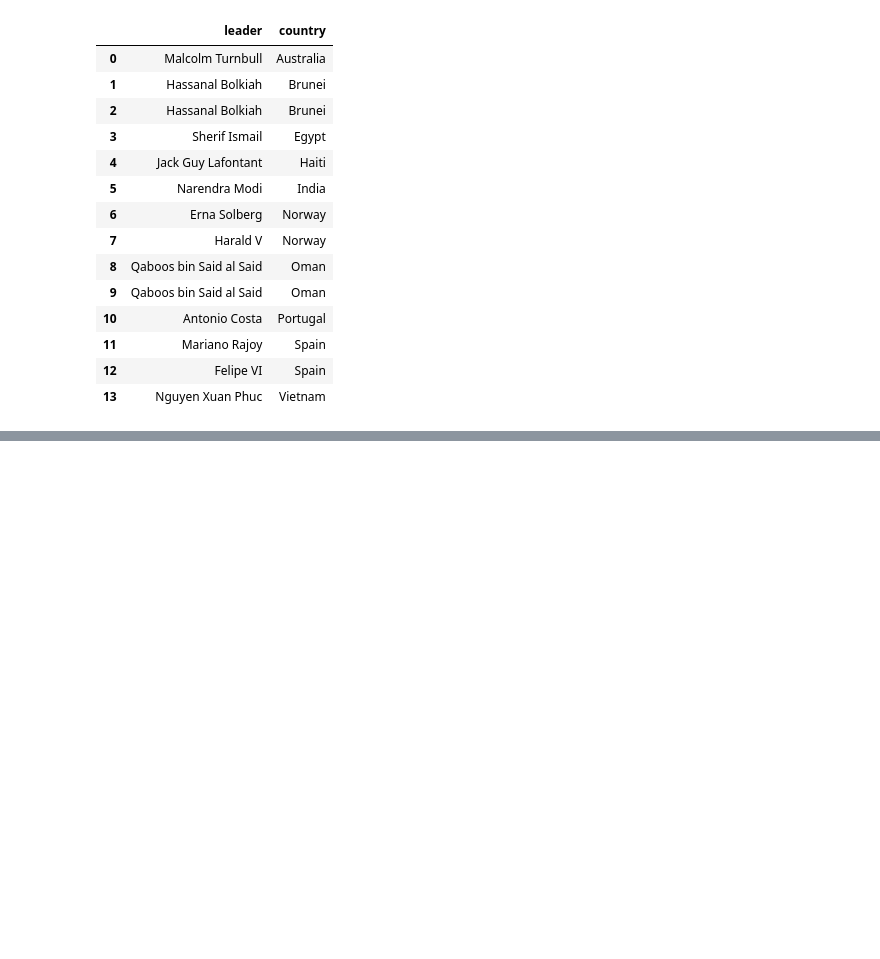
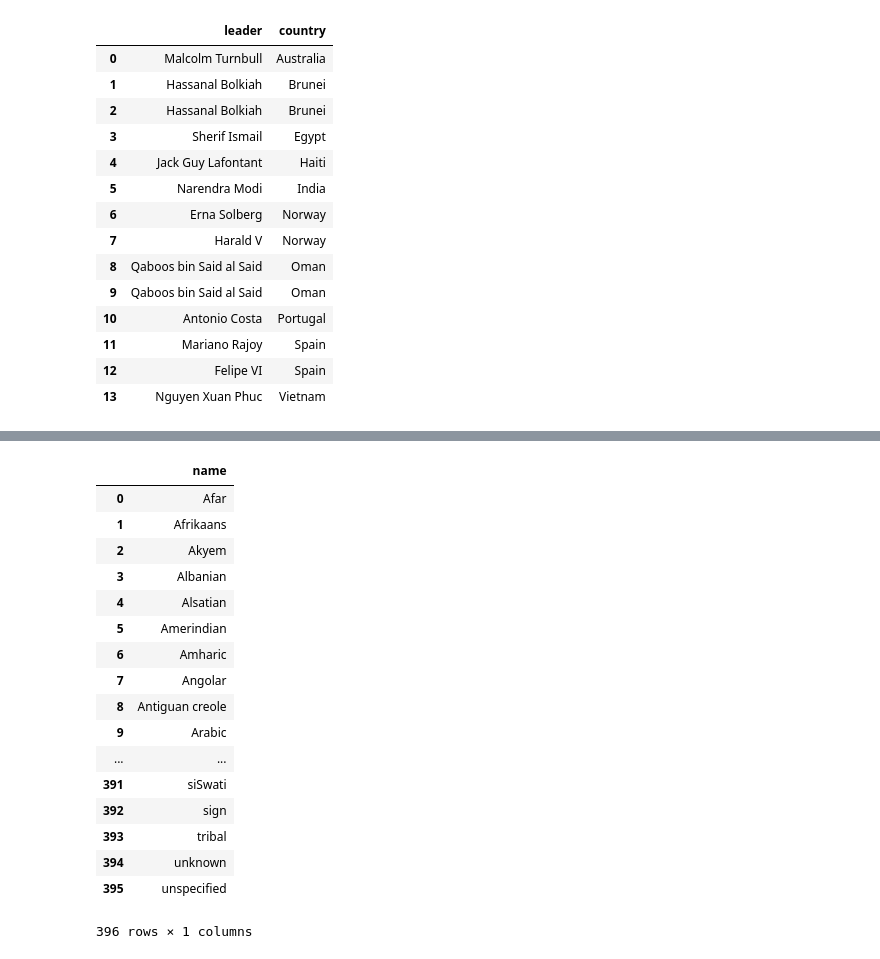
Before and after one commit to MikSm1th/datacamp_notes, a Jupyter notebook: joining_data_in_SQL/Set theory clauses.ipynb, the cells around one changed output, grey strips where cells are left out. Cells and saved outputs as stored; diff of their text form; code cells hidden in the pictures; blank space fills up the shorter version.

```diff
--- a/joining_data_in_SQL/Set theory clauses.ipynb
+++ b/joining_data_in_SQL/Set theory clauses.ipynb
@@ -58,0 +278,27 @@ ORDER BY country;''')
+# %%
+sql_query('''-- Select field
+SELECT DISTINCT name
+  -- From languages
+  FROM languages
+-- Order by name
+ORDER BY name;
+''')
+# %% [output]
+|  | name |
+| 0 | Afar |
+| 1 | Afrikaans |
+| 2 | Akyem |
+| 3 | Albanian |
+| 4 | Alsatian |
+| 5 | Amerindian |
+| 6 | Amharic |
+| 7 | Angolar |
+| 8 | Antiguan creole |
+| 9 | Arabic |
+| ... | ... |
+| 391 | siSwati |
+| 392 | sign |
+| 393 | tribal |
+| 394 | unknown |
+| 395 | unspecified |
+396 rows × 1 columns
```
Also changed, not shown: parts of 31 cells of this notebook, 5 other files.
